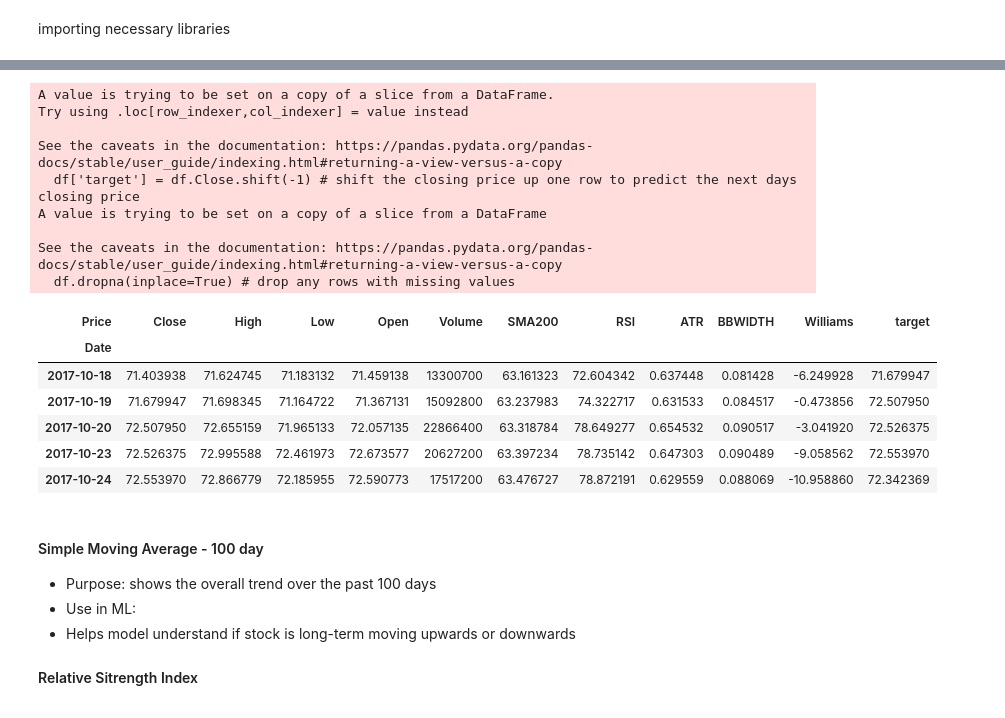
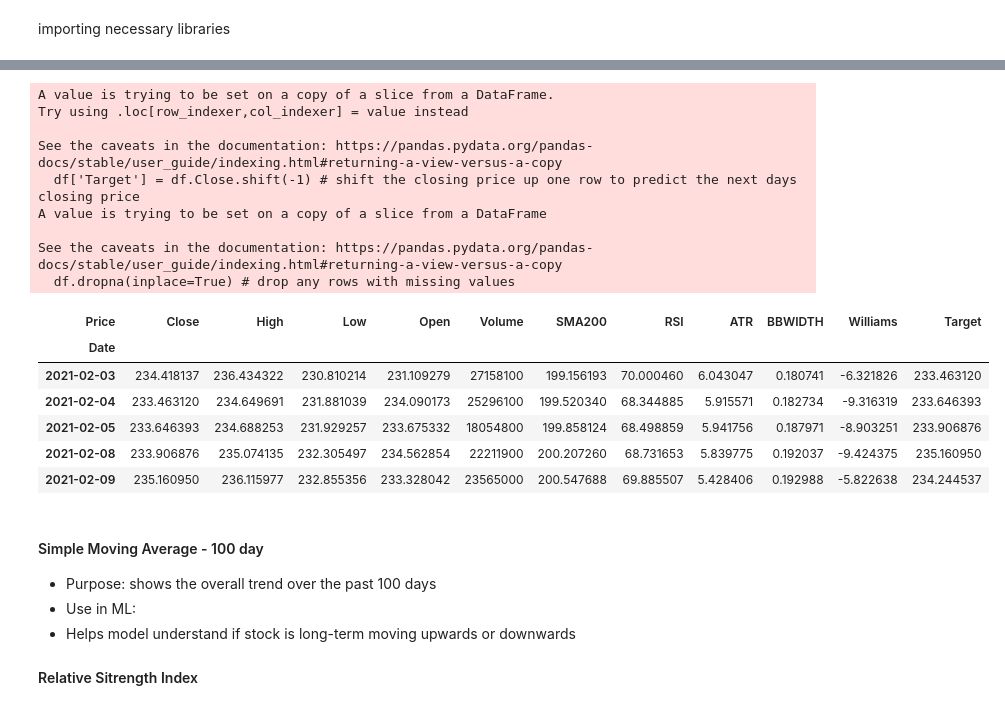
Before and after one commit to ImitationV/capstone, a Jupyter notebook: python/abc.ipynb, the cells around one changed output, grey strips where cells are left out. Cells and saved outputs as stored; diff of their text form; code cells hidden in the pictures.

```diff
--- a/python/abc.ipynb
+++ b/python/abc.ipynb
@@ -18,8 +18,8 @@ def fetch_daily_data(symbol):
     """
     today = datetime.now().strftime("%Y-%m-%d")
     five_years_ago = (datetime.strptime(today, "%Y-%m-%d") - timedelta(days=5*365)).strftime("%Y-%m-%d")
-    # df = yf.download(symbol, start=five_years_ago, end=today)
-    df = yf.download([symbol], '2017-01-01', '2021-12-20')
+    df = yf.download(symbol, start=five_years_ago, end=today)
+    # df = yf.download([symbol], '2017-01-01', '2021-12-20')
 
     return df
 # %%
@@ -37,41 +37,41 @@ plt.show();
 # %%
 def engineer_features(df: pd.DataFrame) -> pd.DataFrame:
     '''
     Engineer features from stock data
     @param df: pandas DF containing stock data
     @return: pandas DF containing engineered features
     '''
 
     df['SMA200'] = TA.SMA(df,200) # simple moving average over 100 days
     df['RSI'] = TA.RSI(df) # Relative Strength Index
     df['ATR'] = TA.ATR(df) # Average True Range
     df['BBWIDTH'] = TA.BBWIDTH(df) # Bollinger Bands Width
     df['Williams'] = TA.WILLIAMS(df) # Williams %R
 
     df = df.iloc[200:, :] # drop the first 200 rows since we are using 200 day SMA
-    df['target'] = df.Close.shift(-1) # shift the closing price up one row to predict the next days closing price
+    df['Target'] = df.Close.shift(-1) # shift the closing price up one row to predict the next days closing price
     df.dropna(inplace=True) # drop any rows with missing values
     return df
 
 df = engineer_features(df)
 df.head()
 # %% [output]
 A value is trying to be set on a copy of a slice from a DataFrame.
 Try using .loc[row_indexer,col_indexer] = value instead
 
 See the caveats in the documentation: https://pandas.pydata.org/pandas-docs/stable/user_guide/indexing.html#returning-a-view-versus-a-copy
-  df['target'] = df.Close.shift(-1) # shift the closing price up one row to predict the next days closing price
+  df['Target'] = df.Close.shift(-1) # shift the closing price up one row to predict the next days closing price
 A value is trying to be set on a copy of a slice from a DataFrame
 
 See the caveats in the documentation: https://pandas.pydata.org/pandas-docs/stable/user_guide/indexing.html#returning-a-view-versus-a-copy
   df.dropna(inplace=True) # drop any rows with missing values
-| Price | Close | High | Low | Open | Volume | SMA200 | RSI | ATR | BBWIDTH | Williams | target |
+| Price | Close | High | Low | Open | Volume | SMA200 | RSI | ATR | BBWIDTH | Williams | Target |
 | Date |  |  |  |  |  |  |  |  |  |  |  |
-| 2017-10-18 | 71.403938 | 71.624745 | 71.183132 | 71.459138 | 13300700 | 63.161323 | 72.604342 | 0.637448 | 0.081428 | -6.249928 | 71.679947 |
-| 2017-10-19 | 71.679947 | 71.698345 | 71.164722 | 71.367131 | 15092800 | 63.237983 | 74.322717 | 0.631533 | 0.084517 | -0.473856 | 72.507950 |
-| 2017-10-20 | 72.507950 | 72.655159 | 71.965133 | 72.057135 | 22866400 | 63.318784 | 78.649277 | 0.654532 | 0.090517 | -3.041920 | 72.526375 |
-| 2017-10-23 | 72.526375 | 72.995588 | 72.461973 | 72.673577 | 20627200 | 63.397234 | 78.735142 | 0.647303 | 0.090489 | -9.058562 | 72.553970 |
-| 2017-10-24 | 72.553970 | 72.866779 | 72.185955 | 72.590773 | 17517200 | 63.476727 | 78.872191 | 0.629559 | 0.088069 | -10.958860 | 72.342369 |
+| 2021-02-03 | 234.418137 | 236.434322 | 230.810214 | 231.109279 | 27158100 | 199.156193 | 70.000460 | 6.043047 | 0.180741 | -6.321826 | 233.463120 |
+| 2021-02-04 | 233.463120 | 234.649691 | 231.881039 | 234.090173 | 25296100 | 199.520340 | 68.344885 | 5.915571 | 0.182734 | -9.316319 | 233.646393 |
+| 2021-02-05 | 233.646393 | 234.688253 | 231.929257 | 233.675332 | 18054800 | 199.858124 | 68.498859 | 5.941756 | 0.187971 | -8.903251 | 233.906876 |
+| 2021-02-08 | 233.906876 | 235.074135 | 232.305497 | 234.562854 | 22211900 | 200.207260 | 68.731653 | 5.839775 | 0.192037 | -9.424375 | 235.160950 |
+| 2021-02-09 | 235.160950 | 236.115977 | 232.855356 | 233.328042 | 23565000 | 200.547688 | 69.885507 | 5.428406 | 0.192988 | -5.822638 | 234.244537 |
 # %% [markdown]
 #### Simple Moving Average - 100 day
 - Purpose: shows the overall trend over the past 100 days
```
Also changed, not shown: parts of 15 cells of this notebook.
